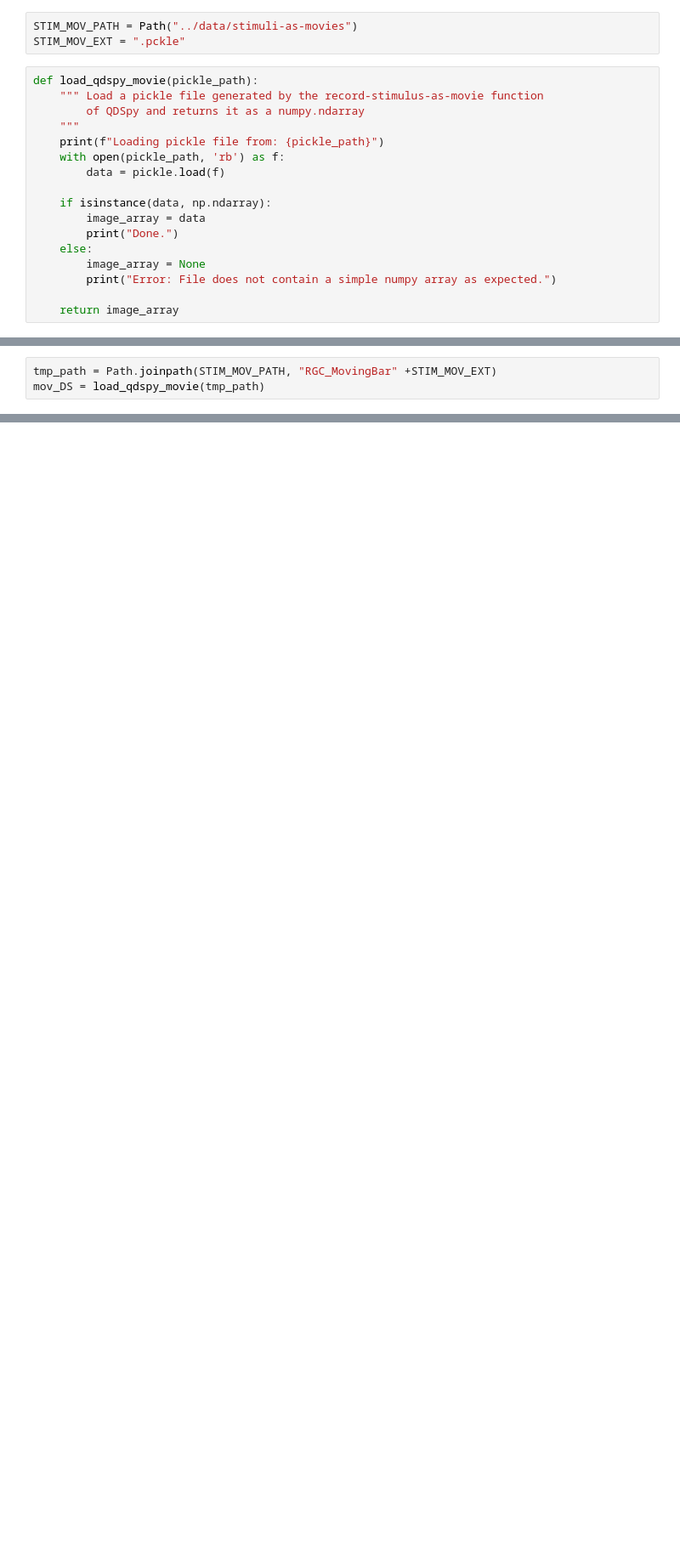
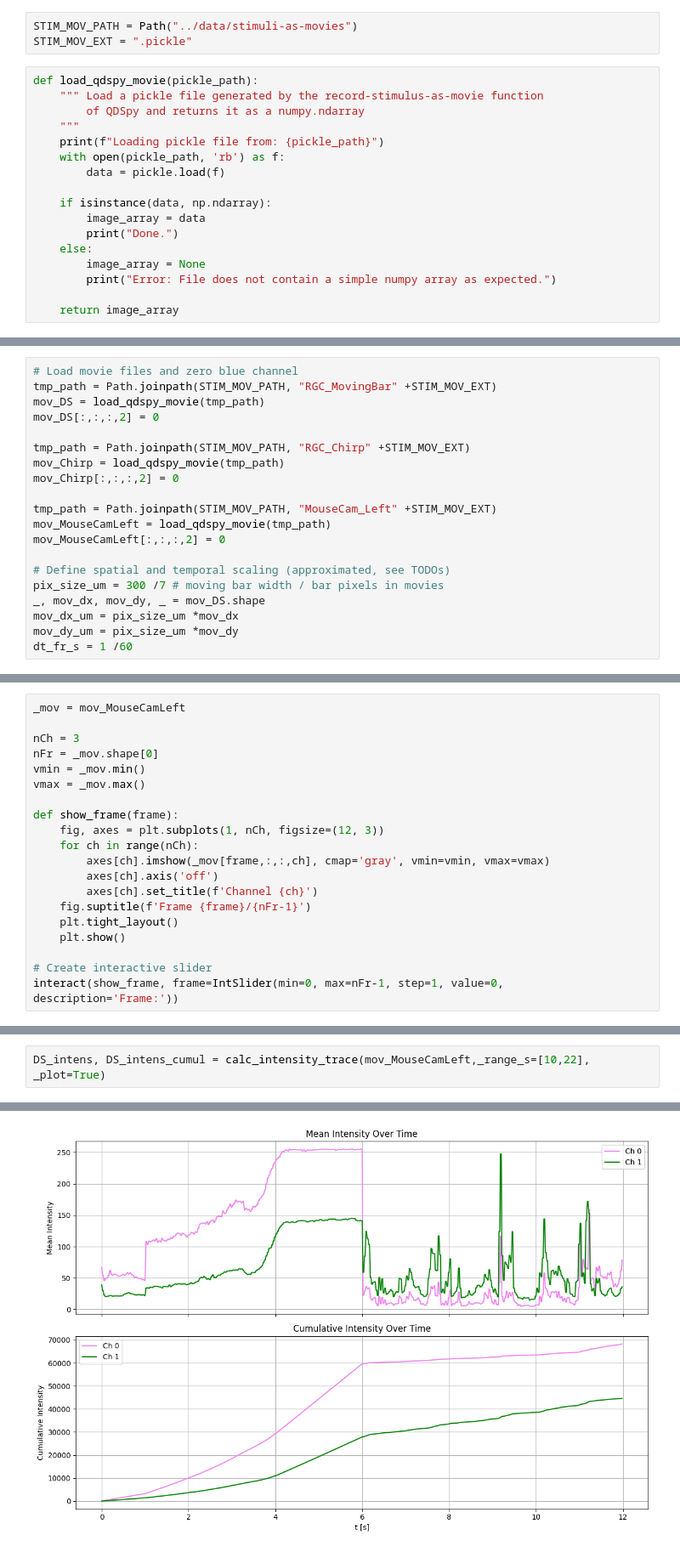
Before and after one commit to eyewire2/eyewire2-functional-analysis, a Jupyter notebook: notebooks/load_stim_movie.ipynb, the cells around one changed output, grey strips where cells are left out. Shown at 85% size. Saved outputs shown, nothing was run; the diff lists cells and outputs as text; blank space fills up the shorter version.

Commit message:
Stimulus intensity map and traces

```diff
--- a/notebooks/load_stim_movie.ipynb
+++ b/notebooks/load_stim_movie.ipynb
@@ -13,7 +21,7 @@ The autoreload extension is already loaded. To reload it, use:
   %reload_ext autoreload
 # %%
 STIM_MOV_PATH = Path("../data/stimuli-as-movies")
-STIM_MOV_EXT = ".pckle"
+STIM_MOV_EXT = ".pickle"
 # %%
 def load_qdspy_movie(pickle_path):
     """ Load a pickle file generated by the record-stimulus-as-movie function
@@ -34,4 +46,21 @@ def load_qdspy_movie(pickle_path):
 # %%
+# Load movie files and zero blue channel
 tmp_path = Path.joinpath(STIM_MOV_PATH, "RGC_MovingBar" +STIM_MOV_EXT)
 mov_DS = load_qdspy_movie(tmp_path)
+mov_DS[:,:,:,2] = 0
+
+tmp_path = Path.joinpath(STIM_MOV_PATH, "RGC_Chirp" +STIM_MOV_EXT)
+mov_Chirp = load_qdspy_movie(tmp_path)
+mov_Chirp[:,:,:,2] = 0
+
+tmp_path = Path.joinpath(STIM_MOV_PATH, "MouseCam_Left" +STIM_MOV_EXT)
+mov_MouseCamLeft = load_qdspy_movie(tmp_path)
+mov_MouseCamLeft[:,:,:,2] = 0
+
+# Define spatial and temporal scaling (approximated, see TODOs)
+pix_size_um = 300 /7 # moving bar width / bar pixels in movies
+_, mov_dx, mov_dy, _ = mov_DS.shape
+mov_dx_um = pix_size_um *mov_dx
+mov_dy_um = pix_size_um *mov_dy
+dt_fr_s = 1 /60
 # %% [output]
@@ -39,0 +75,20 @@ Done.
+# %%
+_mov = mov_MouseCamLeft
+
+nCh = 3
+nFr = _mov.shape[0]
+vmin = _mov.min()
+vmax = _mov.max()
+
+def show_frame(frame):
+    fig, axes = plt.subplots(1, nCh, figsize=(12, 3))
+    for ch in range(nCh):
+        axes[ch].imshow(_mov[frame,:,:,ch], cmap='gray', vmin=vmin, vmax=vmax)
+        axes[ch].axis('off')
+        axes[ch].set_title(f'Channel {ch}')
+    fig.suptitle(f'Frame {frame}/{nFr-1}')
+    plt.tight_layout()
+    plt.show()
+
+# Create interactive slider
+interact(show_frame, frame=IntSlider(min=0, max=nFr-1, step=1, value=0, description='Frame:'))
@@ -39,0 +158,3 @@ Done.
+# %%
+DS_intens, DS_intens_cumul = calc_intensity_trace(mov_MouseCamLeft,_range_s=[10,22], _plot=True)
+# %% [output]
@@ -39,0 +163 @@ Done.
+[figure, added]
```
Also changed, not shown: parts of 12 cells of this notebook, 1 other file.
